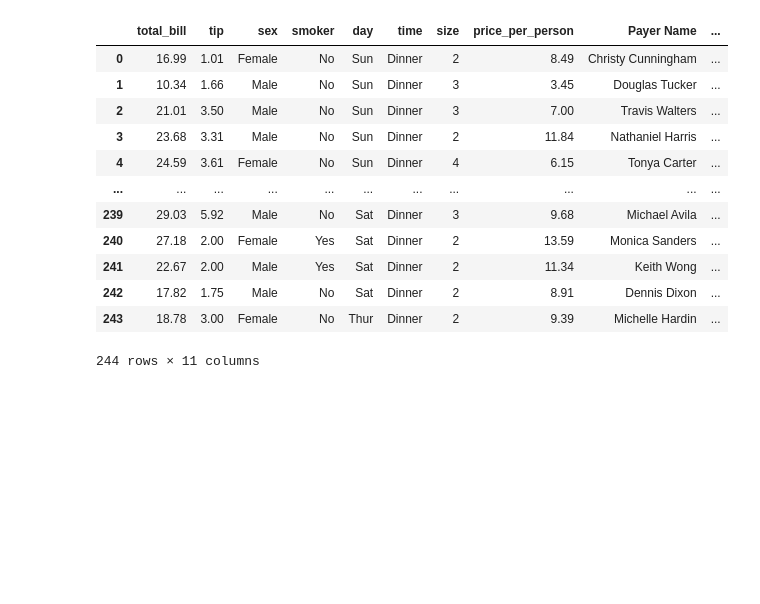
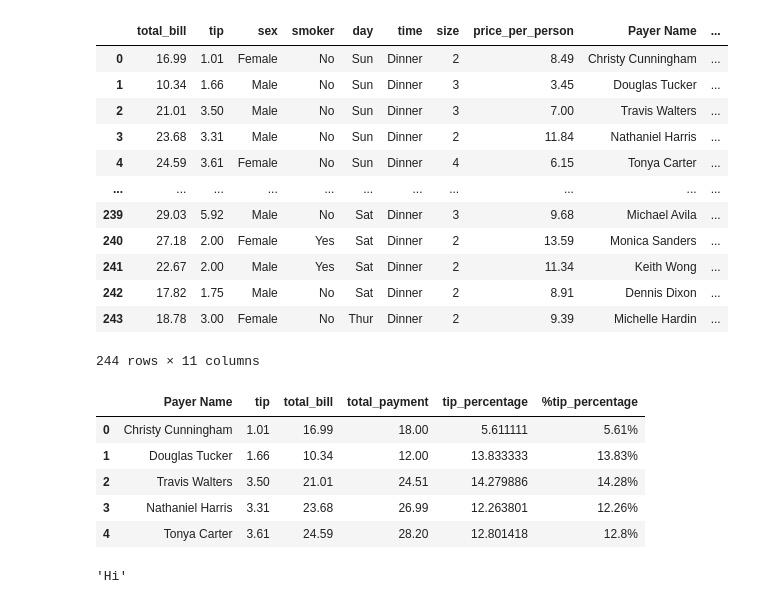
Before and after one commit to pythonai250824/09.03.2025, a Jupyter notebook: pd_lesson2.ipynb, the cells around one changed output. Saved outputs shown, nothing was run; the diff lists cells and outputs as text; code cells hidden in the pictures; blank space fills up the shorter version.

```diff
--- a/pd_lesson2.ipynb
+++ b/pd_lesson2.ipynb
@@ -248,3 +248,39 @@ pd.read_csv("tips.csv")
 | 242 | 17.82 | 1.75 | Male | No | Sat | Dinner | 2 | 8.91 | Dennis Dixon | ... |
 | 243 | 18.78 | 3.00 | Female | No | Thur | Dinner | 2 | 9.39 | Michelle Hardin | ... |
 244 rows × 11 columns
+# %%
+# solution matzeget 20 shekef 16
+tips = pd.read_csv("tips.csv")
+df = tips.copy()
+
+# df.info()
+# df.describe()
+
+df = df[['Payer Name', 'tip', 'total_bill']]
+df['total_payment'] = df['total_bill'] + df['tip']
+df['tip_percentage'] = 100 * df['tip'] / df['total_payment']
+df['%tip_percentage'] = df['tip_percentage'].round(2).astype(str)  + '%'
+display(df.head())
+
+#  df                                                                                       .head
+#  df                                                       .drop
+#  df                        .drop
+df.drop('total_bill', axis=1).drop('tip_percentage', axis=1).drop('%tip_percentage', axis=1).head()
+'''
+df.drop (columns=['total_bill', 'tip_percentage', '%tip_percentage'])
+DataFrame
+'''
+#            2
+#    1
+# "hi".upper().lower().capitalize()
+# "HI"        .lower().capitalize()
+# "hi"                .capitalize()
+# "Hi"
+# %% [output]
+|  | Payer Name | tip | total_bill | total_payment | tip_percentage | %tip_percentage |
+| 0 | Christy Cunningham | 1.01 | 16.99 | 18.00 | 5.611111 | 5.61% |
+| 1 | Douglas Tucker | 1.66 | 10.34 | 12.00 | 13.833333 | 13.83% |
+| 2 | Travis Walters | 3.50 | 21.01 | 24.51 | 14.279886 | 14.28% |
+| 3 | Nathaniel Harris | 3.31 | 23.68 | 26.99 | 12.263801 | 12.26% |
+| 4 | Tonya Carter | 3.61 | 24.59 | 28.20 | 12.801418 | 12.8% |
+'Hi'
```
